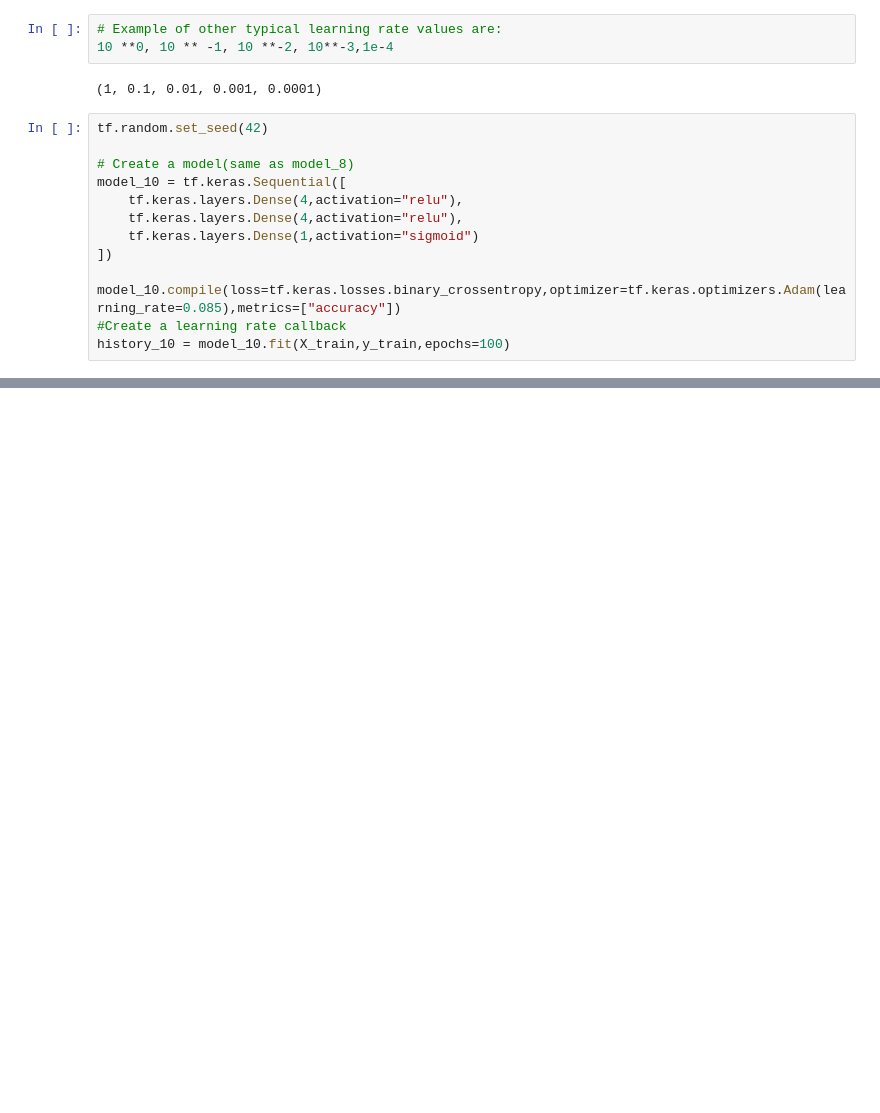
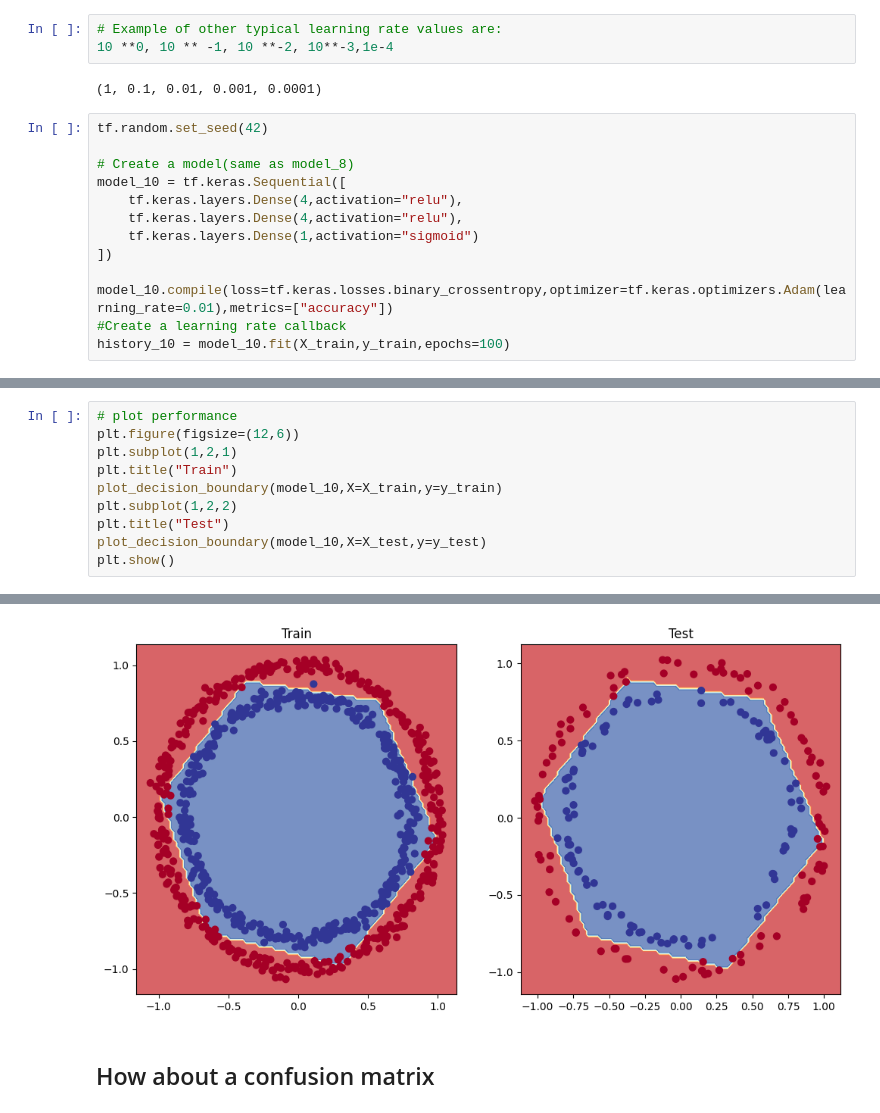
Before and after one commit to Ultan-Kearns/ZTM-Tensorflow-Developer-Certificate, a Jupyter notebook: 02_Neural_Network_Classification_with_Tensorflow.ipynb, the cells around one changed output, grey strips where cells are left out. Cells and saved outputs as stored; diff of their text form; blank space fills up the shorter version.

```diff
--- a/02_Neural_Network_Classification_with_Tensorflow.ipynb
+++ b/02_Neural_Network_Classification_with_Tensorflow.ipynb
@@ -804,7 +841,7 @@ model_10 = tf.keras.Sequential([
     tf.keras.layers.Dense(1,activation="sigmoid")
 ])
 
-model_10.compile(loss=tf.keras.losses.binary_crossentropy,optimizer=tf.keras.optimizers.Adam(learning_rate=0.085),metrics=["accuracy"])
+model_10.compile(loss=tf.keras.losses.binary_crossentropy,optimizer=tf.keras.optimizers.Adam(learning_rate=0.01),metrics=["accuracy"])
 #Create a learning rate callback
 history_10 = model_10.fit(X_train,y_train,epochs=100)
 # %% [output]
@@ -827,0 +877,11 @@ Epoch 100/100
+# %%
+# plot performance
+plt.figure(figsize=(12,6))
+plt.subplot(1,2,1)
+plt.title("Train")
+plot_decision_boundary(model_10,X=X_train,y=y_train)
+plt.subplot(1,2,2)
+plt.title("Test")
+plot_decision_boundary(model_10,X=X_test,y=y_test)
+plt.show()
+# %% [output]
@@ -827,0 +892,3 @@ Epoch 100/100
+[figure, added]
+# %% [markdown]
+## How about a confusion matrix
```
Also changed, not shown: parts of 45 cells of this notebook.
